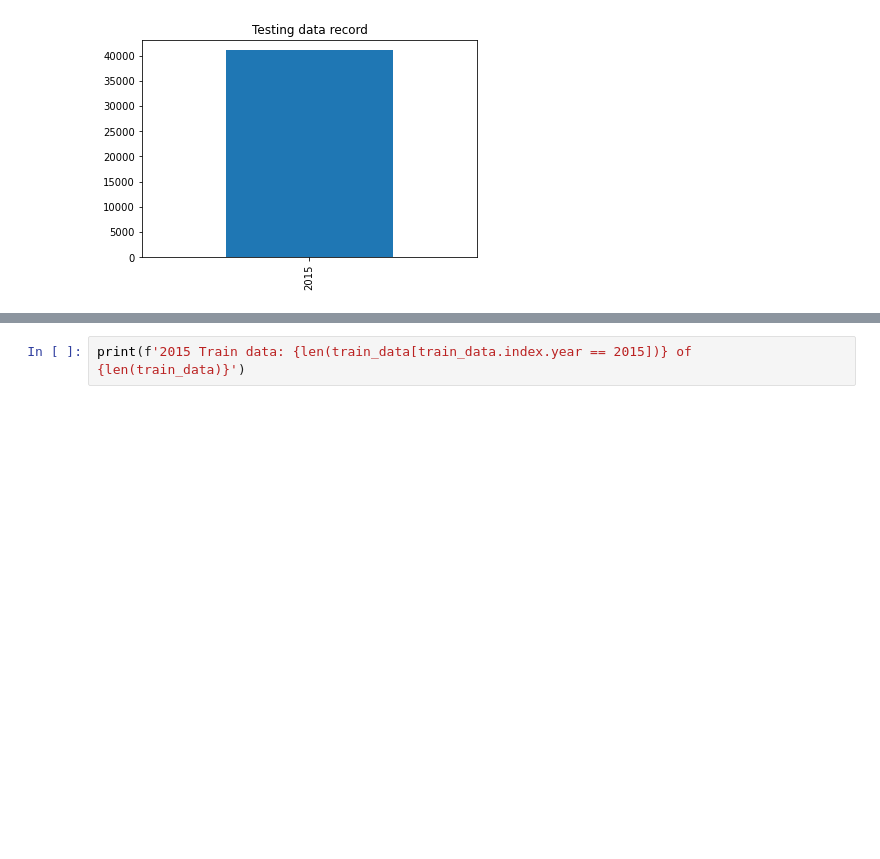
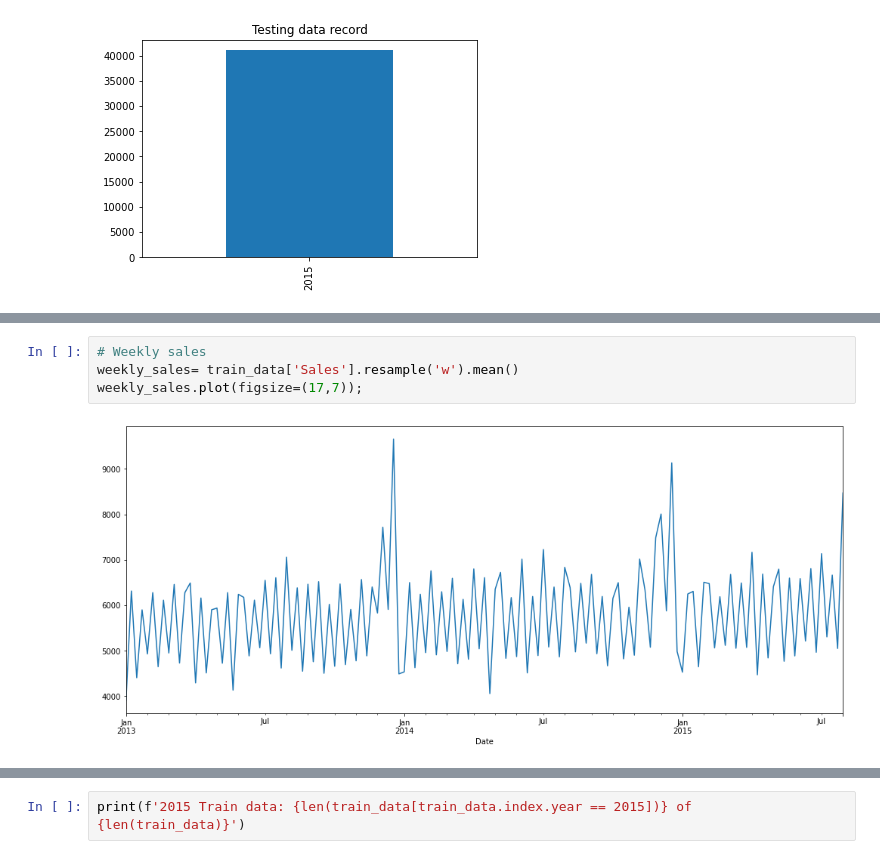
Before and after one commit to comsavvy/Pharmaceutical-Sales-Prediction, a Jupyter notebook: Interim_pharmaceutical_analysis.ipynb, the cells around one changed output, grey strips where cells are left out. Cells and saved outputs as stored; diff of their text form; blank space fills up the shorter version.

```diff
--- a/Interim_pharmaceutical_analysis.ipynb
+++ b/Interim_pharmaceutical_analysis.ipynb
@@ -92,0 +201,6 @@ Text(0.5, 1.0, 'Testing data record')
+# %%
+# Weekly sales
+weekly_sales= train_data['Sales'].resample('w').mean()
+weekly_sales.plot(figsize=(17,7));
+# %% [output]
+[figure, added]
```
Also changed, not shown: parts of 39 cells of this notebook.
